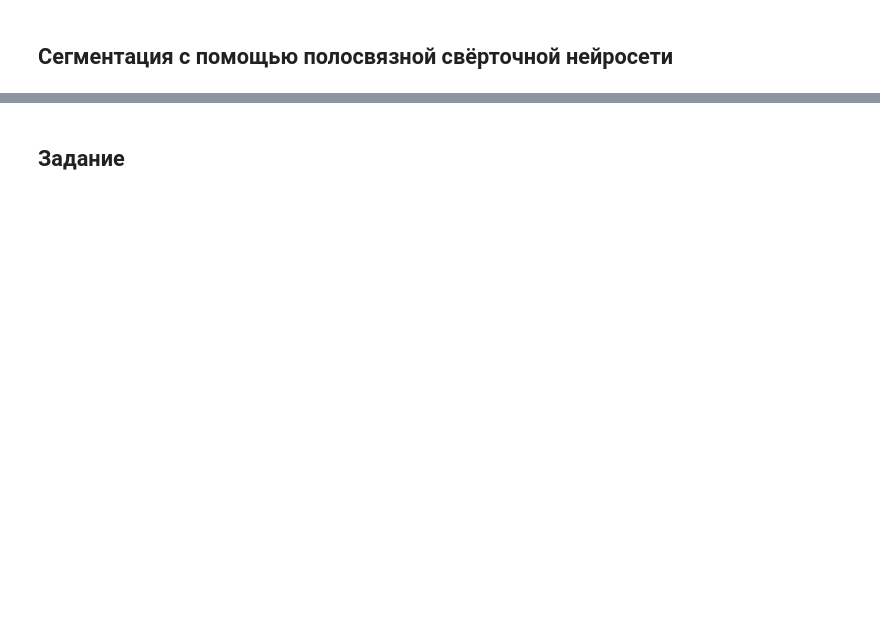
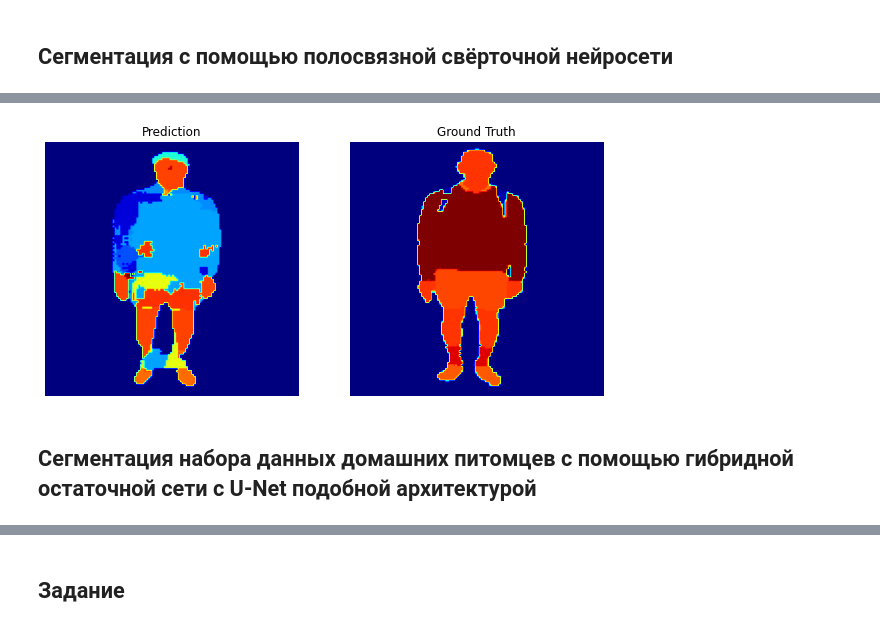
Before and after one commit to EvilMax/ai-ml, a Jupyter notebook: m5/Segmentation.ipynb, the cells around one changed output, grey strips where cells are left out. Drawn from its saved outputs; the diff is of its cells as text; code cells hidden in the pictures; blank space fills up the shorter version.

```diff
--- a/m5/Segmentation.ipynb
+++ b/m5/Segmentation.ipynb
@@ -38,0 +175,27 @@
+# %%
+train = tf.data.Dataset.zip((train_X, train_y))
+val = tf.data.Dataset.zip((val_X, val_y))
+
+brighted = train.map(brightness);
+gammed = train.map(gamma);
+hued = train.map(hue);
+cropped = train.map(crop);
+h_flipped = train.map(flip_hori)
+v_flipped = train.map(flip_vert)
+rotated = train.map(rotate)
+
+train = train.concatenate(brighted)
+train = train.concatenate(gammed)
+train = train.concatenate(hued)
+train = train.concatenate(cropped)
+train = train.concatenate(h_flipped)
+train = train.concatenate(v_flipped)
+train = train.concatenate(rotated)
+# %%
+BATCH_SIZE=64
+BUFFER_SIZE=1000
+# %%
+train = train.cache().shuffle(BUFFER_SIZE).batch(BATCH_SIZE).repeat()
+train = train.prefetch(buffer_size=tf.data.AUTOTUNE)
+val = val.cache().shuffle(BUFFER_SIZE).batch(BATCH_SIZE).repeat(50)
+val = val.prefetch(buffer_size=tf.data.AUTOTUNE)
@@ -38,0 +258,2 @@
+# %%
+hist = model.fit(train, validation_data=val, steps_per_epoch=800, validation_steps=200, epochs=5)
@@ -38,0 +271,17 @@
+# %%
+img, mask = next(iter(val))
+pred = model.predict(img)
+plt.figure(figsize=(10,5))
+for i in pred:
+    plt.subplot(121)
+    i = tf.argmax(i, axis=-1)
+    plt.imshow(i,cmap='jet')
+    plt.axis('off')
+    plt.title('Prediction')
+    break
+plt.subplot(122)
+plt.imshow(mask[0], cmap='jet')
+plt.axis('off')
+plt.title('Ground Truth')
+plt.show()
+# %% [output]
@@ -38,0 +289,3 @@
+[figure, added]
+# %% [markdown]
+## Сегментация набора данных домашних питомцев с помощью гибридной остаточной сети с U-Net подобной архитектурой
```
Also changed, not shown: parts of 42 cells of this notebook.
